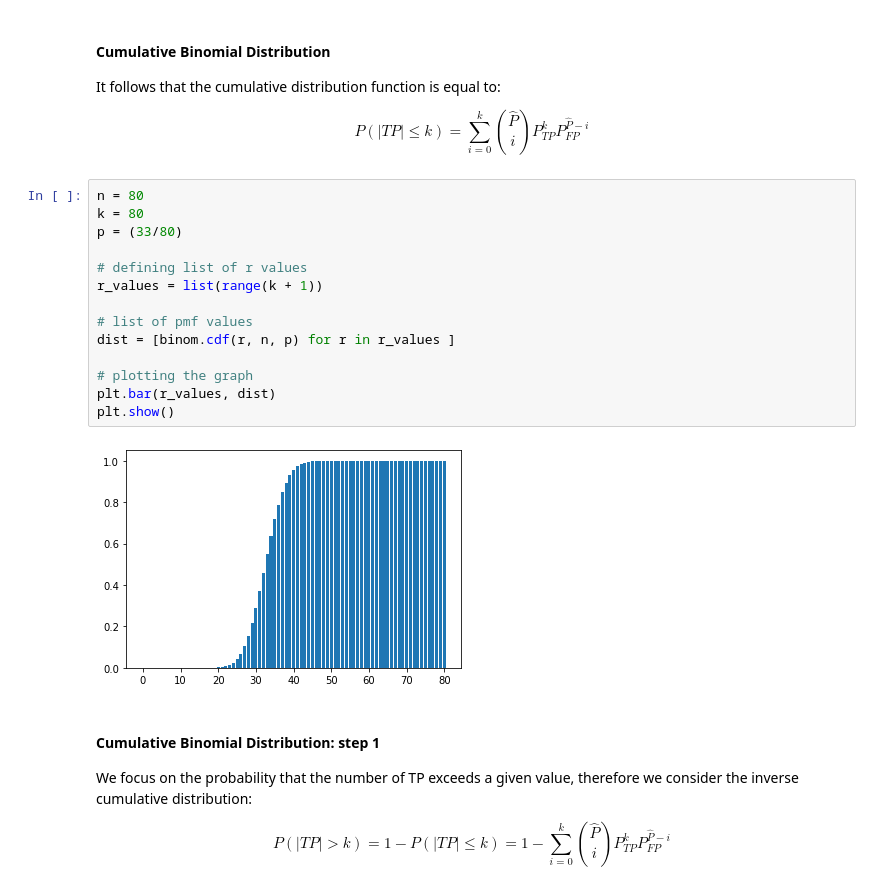
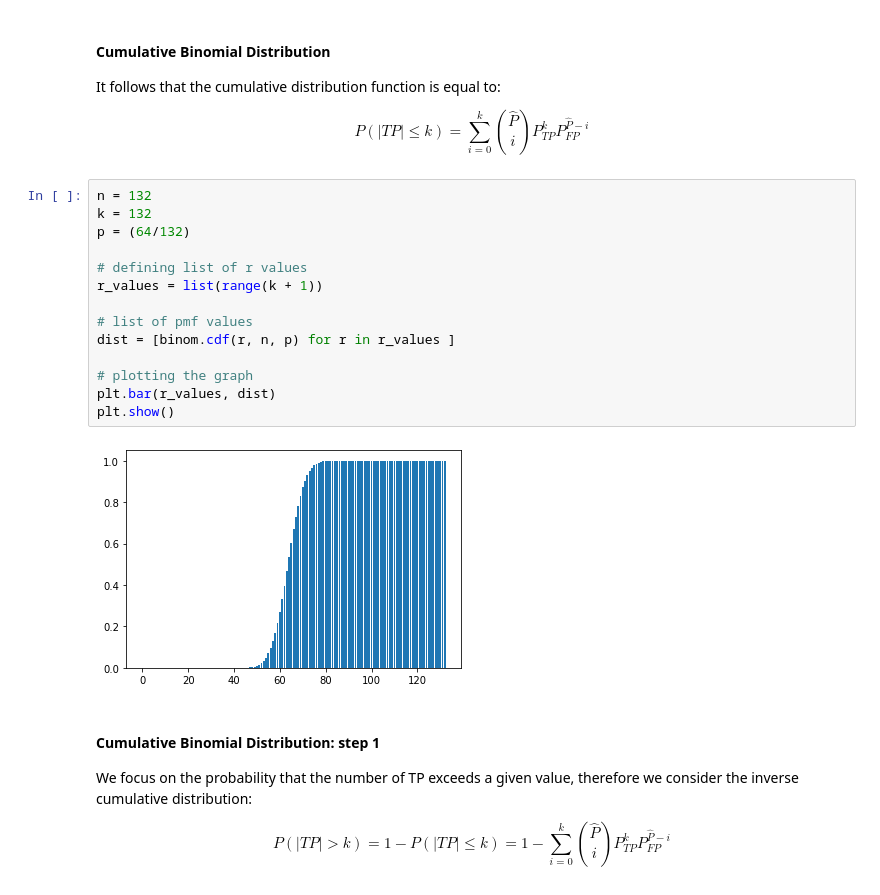
Before and after one commit to Aberkane/GDPR-privacy-policies, a Jupyter notebook: Stage 1 - Classification and Calibration.ipynb, the cells around one changed output. Saved outputs shown, nothing was run; the diff lists cells and outputs as text.

```diff
--- a/Stage 1 - Classification and Calibration.ipynb
+++ b/Stage 1 - Classification and Calibration.ipynb
@@ -757,21 +752,21 @@ It follows that the cumulative distribution function is equal to:
       P(|TP| \leq k) = \sum_{i=0}^k \binom{\hat{P}}{i} P_{TP}^k P_{FP}^{\hat{P}-i}
 \end{equation}
 # %%
-n = 80
-k = 80
-p = (33/80)
+n = 132
+k = 132
+p = (64/132)
 
 # defining list of r values
 r_values = list(range(k + 1))
 
 # list of pmf values
 dist = [binom.cdf(r, n, p) for r in r_values ]
 
 # plotting the graph
 plt.bar(r_values, dist)
 plt.show()
 # %% [output]
-[figure, old version]
+[figure, new version]
 # %% [markdown]
 #### Cumulative Binomial Distribution: step 1
 
```
Also changed, not shown: parts of 54 cells of this notebook.
